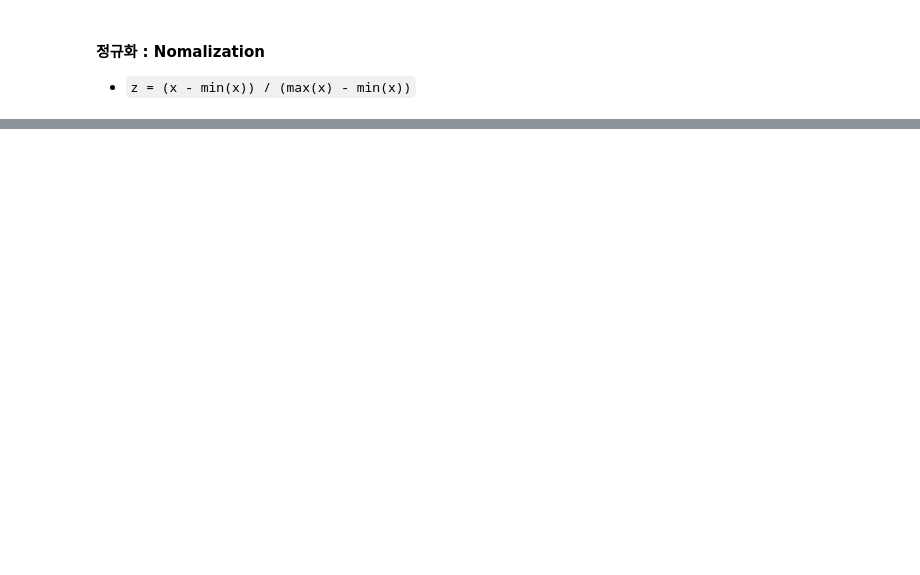
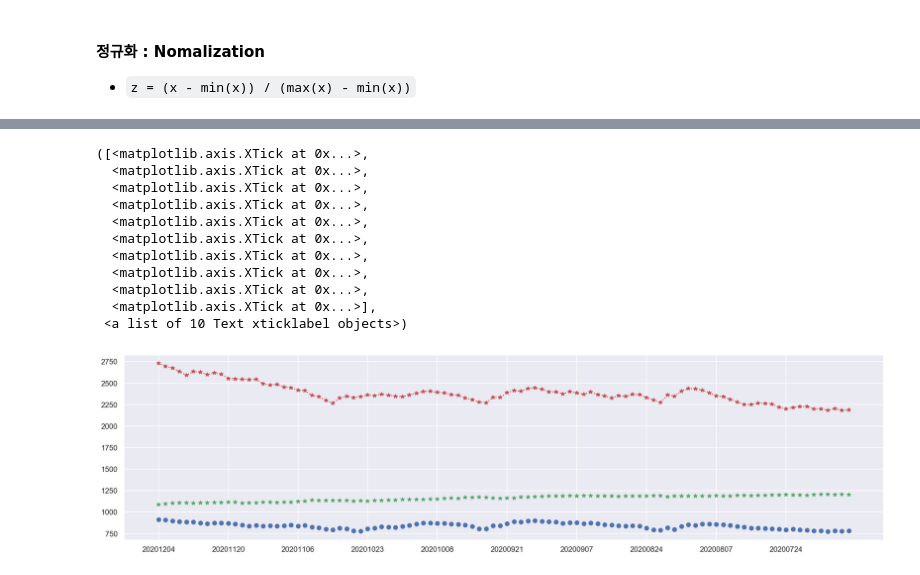
Before and after one commit to yeonghwanchoi/TIL, a Jupyter notebook: crawling/01_requests_1.ipynb, the cells around one changed output, grey strips where cells are left out. Drawn from its saved outputs; the diff is of its cells as text; code cells hidden in the pictures; blank space fills up the shorter version.

```diff
--- a/crawling/01_requests_1.ipynb
+++ b/crawling/01_requests_1.ipynb
@@ -127,3 +149,23 @@ array([0.        , 0.22863162, 0.23635634, 0.38342697, 0.33436998,
+# %%
+# 코스피, 코스닥 종가 데이터 그리기
+plt.figure(figsize=(20,5))
+plt.plot(merge_df["dt"],merge_df["ncv_kospi"],"*r:",label="kospi")
+plt.plot(merge_df["dt"],merge_df["ncv_kosdaq"],"bo",label="kosdaq")
+plt.plot(merge_df["dt"],merge_df["nv"],"g*",label="USD")
+plt.xticks(merge_df_1[::len(merge_df_1)//10]["dt"])
+# %% [output]
+([<matplotlib.axis.XTick at 0x...>,
+  <matplotlib.axis.XTick at 0x...>,
+  <matplotlib.axis.XTick at 0x...>,
+  <matplotlib.axis.XTick at 0x...>,
+  <matplotlib.axis.XTick at 0x...>,
+  <matplotlib.axis.XTick at 0x...>,
+  <matplotlib.axis.XTick at 0x...>,
+  <matplotlib.axis.XTick at 0x...>,
+  <matplotlib.axis.XTick at 0x...>,
+  <matplotlib.axis.XTick at 0x...>],
+ <a list of 10 Text xticklabel objects>)
+[figure, added]
 # %%
 # 코스피, 코스닥, 환율 종가 데이터 그리기
 plt.figure(figsize=(20, 5))
```
Also changed, not shown: parts of 25 cells of this notebook.
